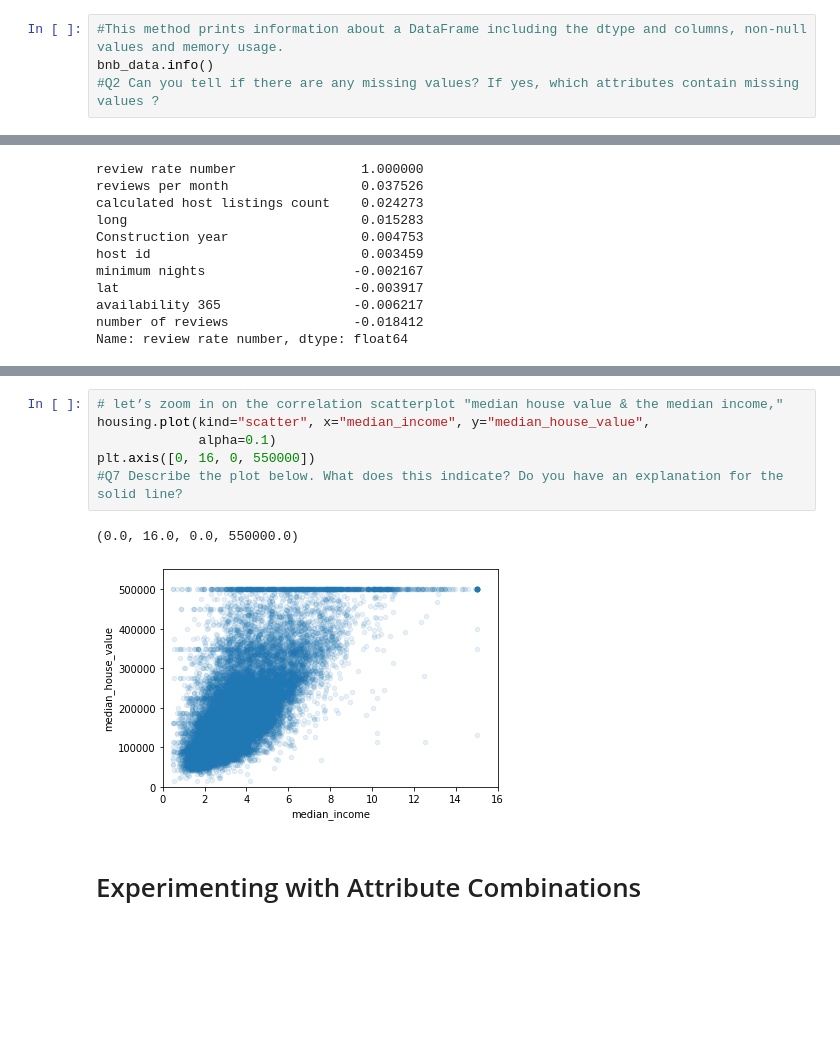
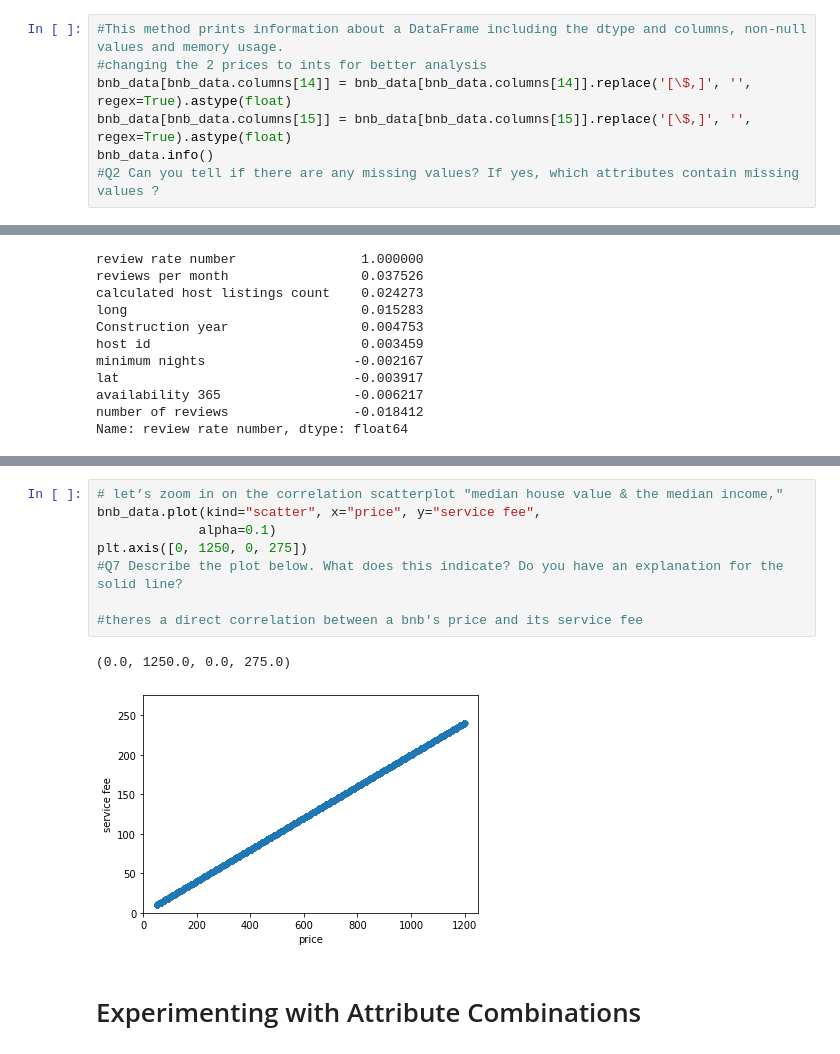
Before and after one commit to harrisuddin/F20DL, a Jupyter notebook: F20DL.ipynb, the cells around one changed output, grey strips where cells are left out. Saved outputs shown, nothing was run; the diff lists cells and outputs as text; blank space fills up the shorter version.

```diff
--- a/F20DL.ipynb
+++ b/F20DL.ipynb
@@ -54,6 +54,9 @@ bnb_data.head()
 5 rows × 25 columns
 # %%
 #This method prints information about a DataFrame including the dtype and columns, non-null values and memory usage.
+#changing the 2 prices to ints for better analysis
+bnb_data[bnb_data.columns[14]] = bnb_data[bnb_data.columns[14]].replace('[\$,]', '', regex=True).astype(float)
+bnb_data[bnb_data.columns[15]] = bnb_data[bnb_data.columns[15]].replace('[\$,]', '', regex=True).astype(float)
 bnb_data.info()
 #Q2 Can you tell if there are any missing values? If yes, which attributes contain missing values ?
 # %% [output]
@@ -198,12 +201,14 @@ array([[<matplotlib.axes._subplots.AxesSubplot object at 0x...>,
 # %%
 # let’s zoom in on the correlation scatterplot "median house value & the median income,"
-housing.plot(kind="scatter", x="median_income", y="median_house_value",
+bnb_data.plot(kind="scatter", x="price", y="service fee",
              alpha=0.1)
-plt.axis([0, 16, 0, 550000])
+plt.axis([0, 1250, 0, 275])
 #Q7 Describe the plot below. What does this indicate? Do you have an explanation for the solid line?
+
+#theres a direct correlation between a bnb's price and its service fee
 # %% [output]
-(0.0, 16.0, 0.0, 550000.0)
+(0.0, 1250.0, 0.0, 275.0)
-[figure, old version]
+[figure, new version]
 # %% [markdown]
 # Experimenting with Attribute Combinations
 # %%
```
Also changed, not shown: parts of 3 cells of this notebook.
